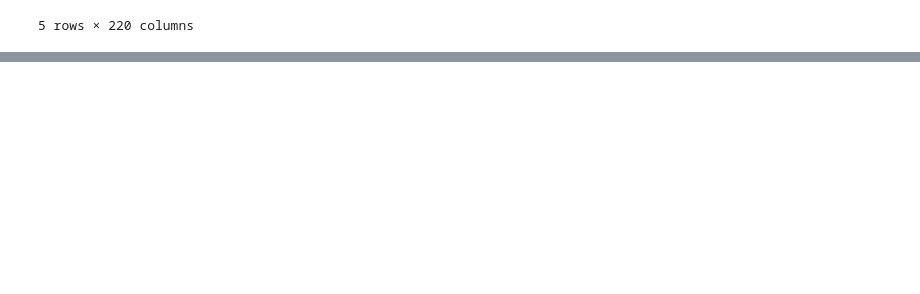
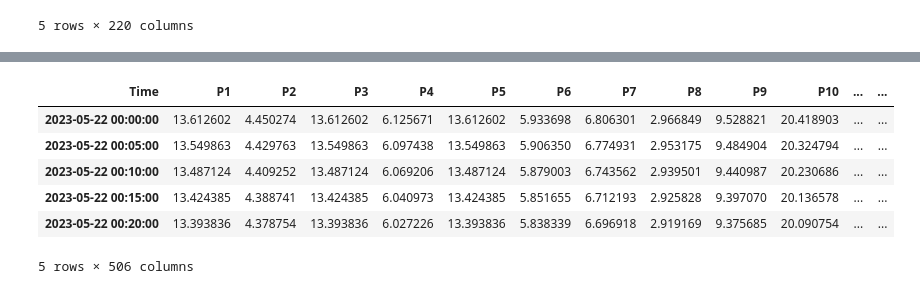
Before and after one commit to shanks847/EV-Grid-Integration-Study, a Jupyter notebook: notebooks/data_preprocessing.ipynb, the cells around one changed output, grey strips where cells are left out. Saved outputs shown, nothing was run; the diff lists cells and outputs as text; code cells hidden in the pictures; blank space fills up the shorter version.

```diff
--- a/notebooks/data_preprocessing.ipynb
+++ b/notebooks/data_preprocessing.ipynb
@@ -94,0 +96,12 @@ balanced_load_hres.to_csv('../data/balanced_load_hres.csv')
+# %%
+full_data_set = full_data_set.astype(float)
+full_data_set_hres =  full_data_set.resample('5T').interpolate(method='linear')
+full_data_set_hres.head()
+# %% [output]
+| Time | P1 | P2 | P3 | P4 | P5 | P6 | P7 | P8 | P9 | P10 | ... | ... |
+| 2023-05-22 00:00:00 | 13.612602 | 4.450274 | 13.612602 | 6.125671 | 13.612602 | 5.933698 | 6.806301 | 2.966849 | 9.528821 | 20.418903 | ... | ... |
+| 2023-05-22 00:05:00 | 13.549863 | 4.429763 | 13.549863 | 6.097438 | 13.549863 | 5.906350 | 6.774931 | 2.953175 | 9.484904 | 20.324794 | ... | ... |
+| 2023-05-22 00:10:00 | 13.487124 | 4.409252 | 13.487124 | 6.069206 | 13.487124 | 5.879003 | 6.743562 | 2.939501 | 9.440987 | 20.230686 | ... | ... |
+| 2023-05-22 00:15:00 | 13.424385 | 4.388741 | 13.424385 | 6.040973 | 13.424385 | 5.851655 | 6.712193 | 2.925828 | 9.397070 | 20.136578 | ... | ... |
+| 2023-05-22 00:20:00 | 13.393836 | 4.378754 | 13.393836 | 6.027226 | 13.393836 | 5.838339 | 6.696918 | 2.919169 | 9.375685 | 20.090754 | ... | ... |
+5 rows × 506 columns
```
Also changed, not shown: parts of 7 cells of this notebook, 11 other files.
